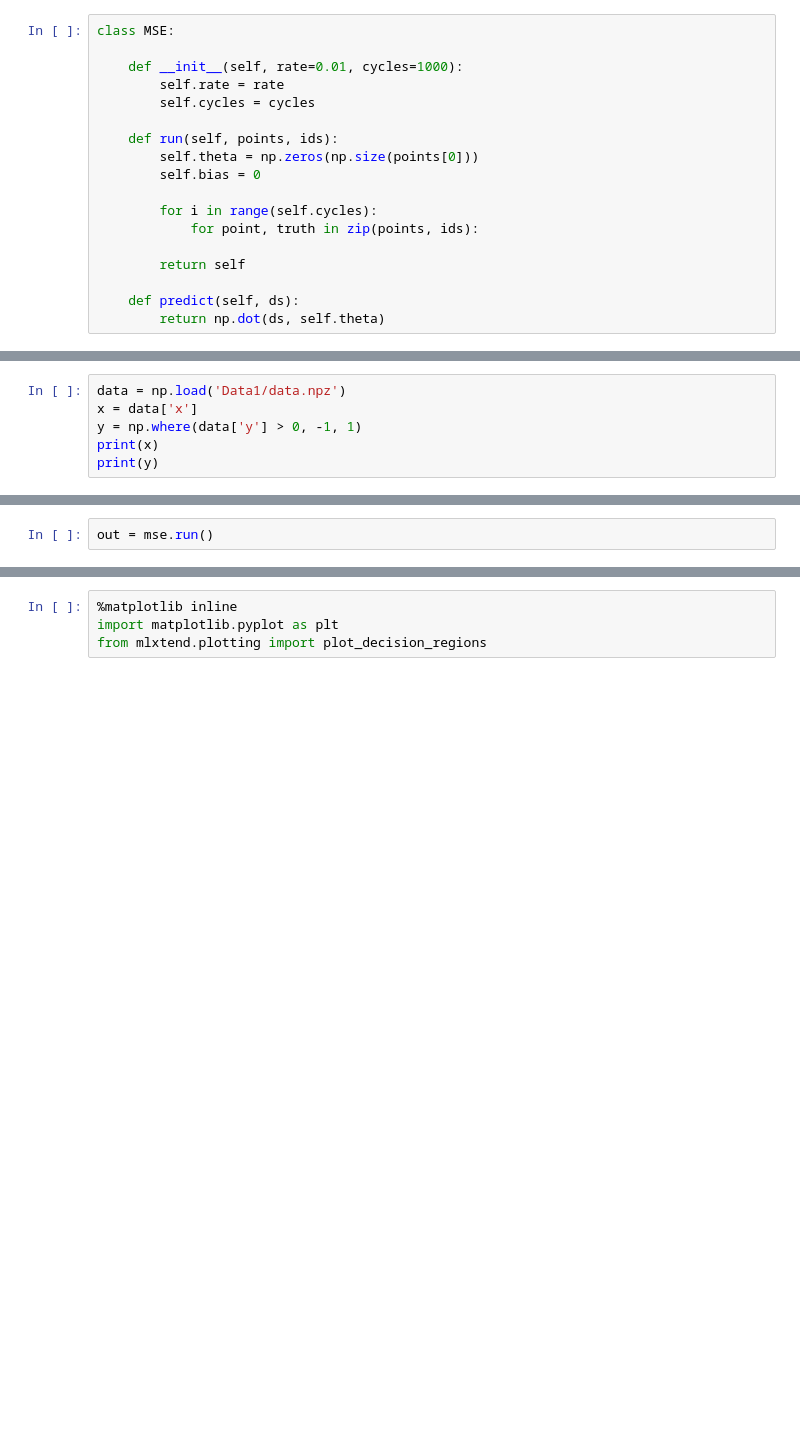
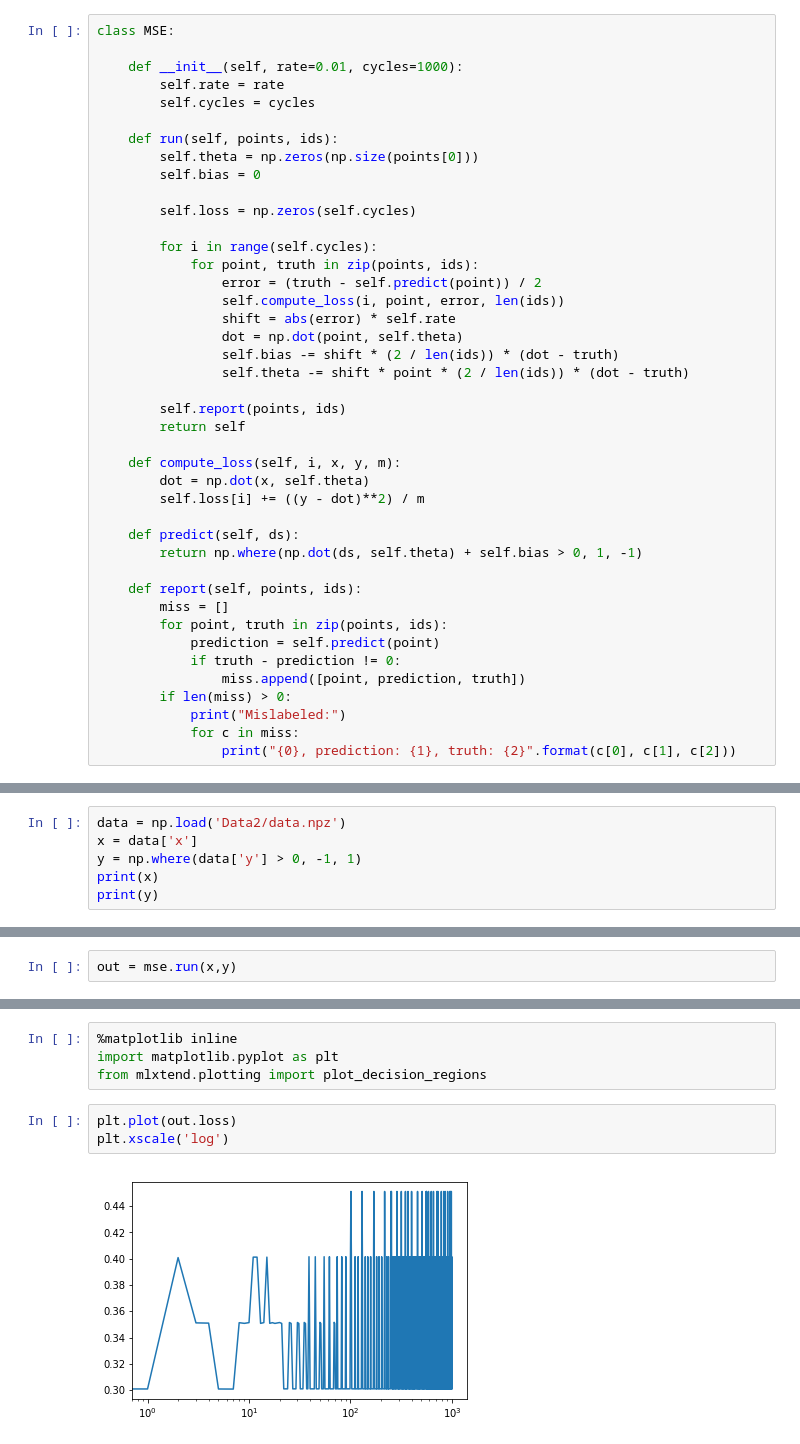
Before and after one commit to MorganTHobson/deephw1, a Jupyter notebook: MSE.ipynb, the cells around one changed output, grey strips where cells are left out. Drawn from its saved outputs; the diff is of its cells as text; blank space fills up the shorter version.

```diff
--- a/MSE.ipynb
+++ b/MSE.ipynb
@@ -11,17 +11,41 @@ class MSE:
         self.theta = np.zeros(np.size(points[0]))
         self.bias = 0
 
+        self.loss = np.zeros(self.cycles)
+
         for i in range(self.cycles):
             for point, truth in zip(points, ids):
+                error = (truth - self.predict(point)) / 2
+                self.compute_loss(i, point, error, len(ids))
+                shift = abs(error) * self.rate
+                dot = np.dot(point, self.theta)
+                self.bias -= shift * (2 / len(ids)) * (dot - truth)
+                self.theta -= shift * point * (2 / len(ids)) * (dot - truth)
 
+        self.report(points, ids)
         return self
 
+    def compute_loss(self, i, x, y, m):
+        dot = np.dot(x, self.theta)
+        self.loss[i] += ((y - dot)**2) / m
+
     def predict(self, ds):
-        return np.dot(ds, self.theta)
+        return np.where(np.dot(ds, self.theta) + self.bias > 0, 1, -1)
+
+    def report(self, points, ids):
+        miss = []
+        for point, truth in zip(points, ids):
+            prediction = self.predict(point)
+            if truth - prediction != 0:
+                miss.append([point, prediction, truth])
+        if len(miss) > 0:
+            print("Mislabeled:")
+            for c in miss:
+                print("{0}, prediction: {1}, truth: {2}".format(c[0], c[1], c[2]))
 # %%
 mse = MSE()
 # %%
-data = np.load('Data1/data.npz')
+data = np.load('Data2/data.npz')
 x = data['x']
 y = np.where(data['y'] > 0, -1, 1)
 print(x)
@@ -29,2 +71,2 @@ print(y)
 # %%
-out = mse.run()
+out = mse.run(x,y)
@@ -34,5 +86,10 @@ print(out.theta)
 %matplotlib inline
 import matplotlib.pyplot as plt
 from mlxtend.plotting import plot_decision_regions
+# %%
+plt.plot(out.loss)
+plt.xscale('log')
+# %% [output]
+[figure, added]
 # %%
 plot_decision_regions(x, y, clf=mse)
```
Also changed, not shown: parts of 4 cells of this notebook, 2 other files.
